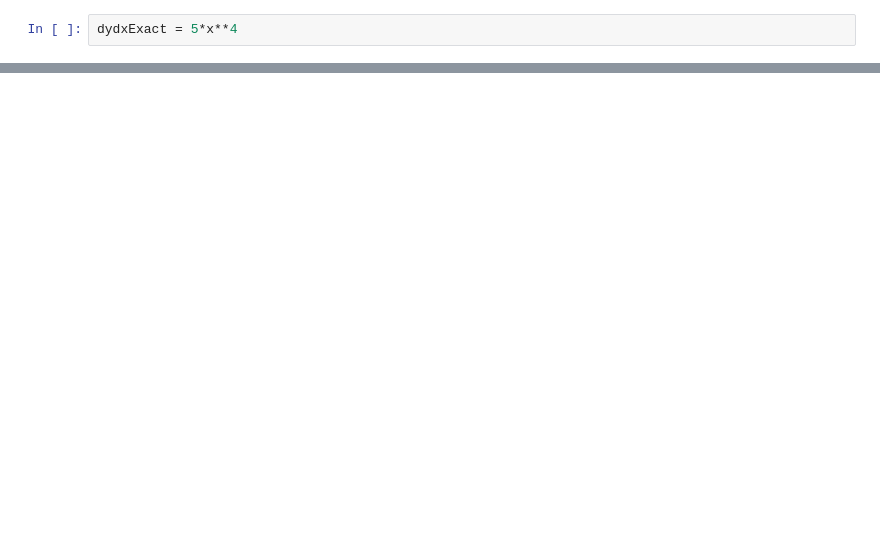
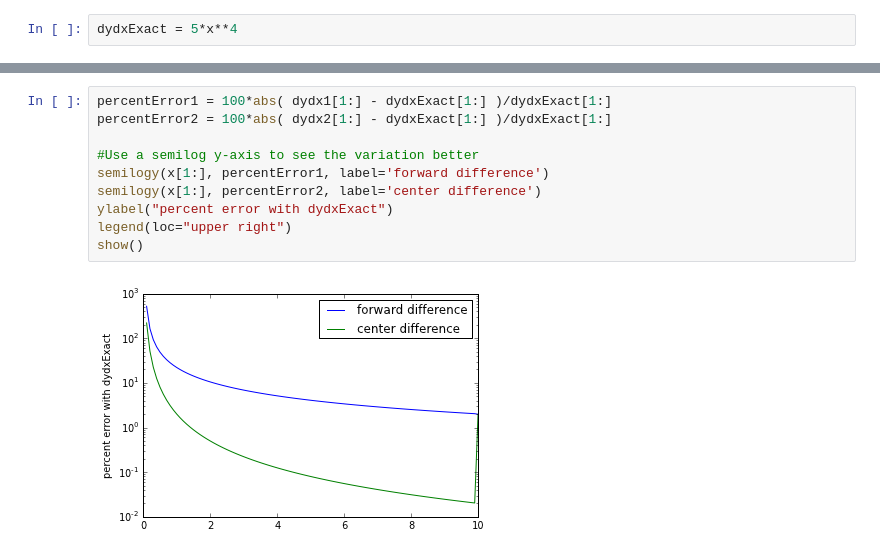
Before and after one commit to mullenray/PHYS202-S13, a Jupyter notebook: Week4/ThursdayClassWork.ipynb, the cells around one changed output, grey strips where cells are left out. Saved outputs shown, nothing was run; the diff lists cells and outputs as text; blank space fills up the shorter version.

```diff
--- a/Week4/ThursdayClassWork.ipynb
+++ b/Week4/ThursdayClassWork.ipynb
@@ -130,0 +140,12 @@ show()
+# %%
+percentError1 = 100*abs( dydx1[1:] - dydxExact[1:] )/dydxExact[1:]
+percentError2 = 100*abs( dydx2[1:] - dydxExact[1:] )/dydxExact[1:]
+
+#Use a semilog y-axis to see the variation better
+semilogy(x[1:], percentError1, label='forward difference')
+semilogy(x[1:], percentError2, label='center difference')
+ylabel("percent error with dydxExact")
+legend(loc="upper right")
+show()
+# %% [output]
+[figure, added]
```
Also changed, not shown: parts of 4 cells of this notebook.
